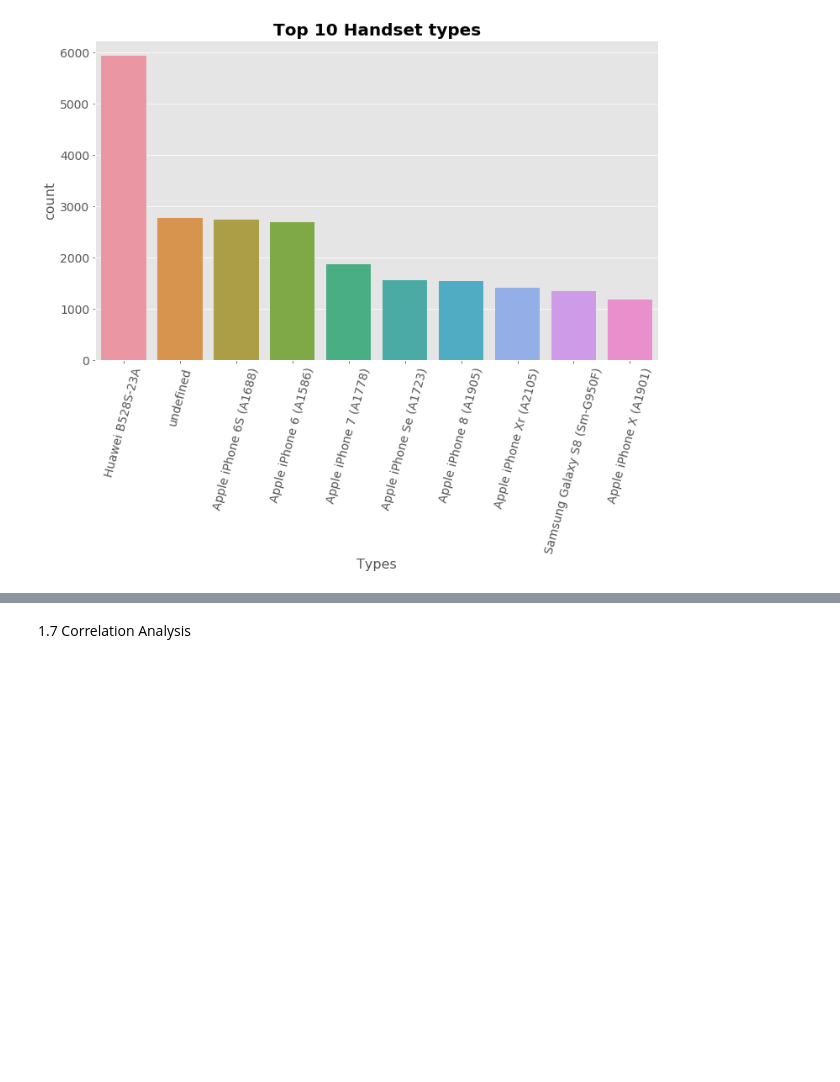
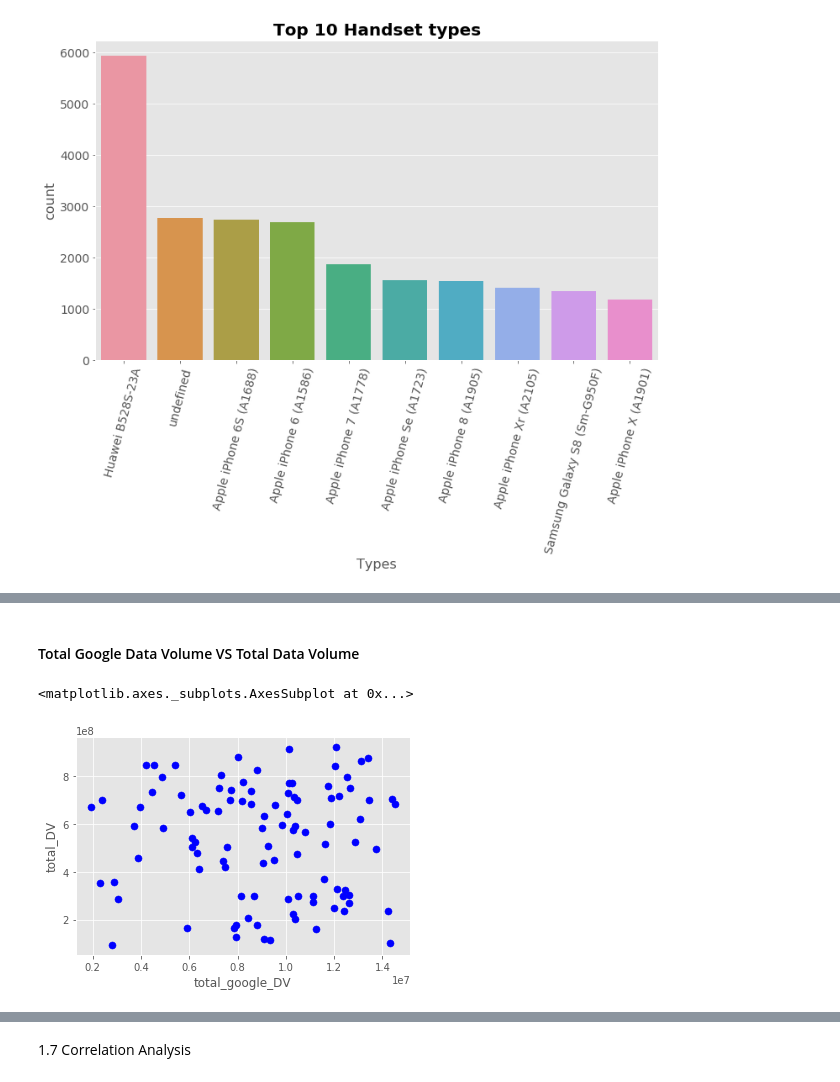
Before and after one commit to andyalex234/Telecom_User_Analytics, a Jupyter notebook: notebooks/user_overview_analysis.ipynb, the cells around one changed output, grey strips where cells are left out. Saved outputs shown, nothing was run; the diff lists cells and outputs as text; code cells hidden in the pictures; blank space fills up the shorter version.

```diff
--- a/notebooks/user_overview_analysis.ipynb
+++ b/notebooks/user_overview_analysis.ipynb
@@ -614,0 +638,9 @@ visiualize.plot_bar(df= df2, x_col='Handset Type', y_col='count', title = 'Top 1
+# %% [markdown]
+
+#### Total Google Data Volume VS Total Data Volume
+# %%
+
+df[df['total_google_DV'] > 1.729234e+06].sample(100).plot.scatter(x='total_google_DV', y='total_DV', c='blue', s=50)
+# %% [output]
+<matplotlib.axes._subplots.AxesSubplot at 0x...>
+[figure, added]
```
Also changed, not shown: parts of 14 cells of this notebook.
